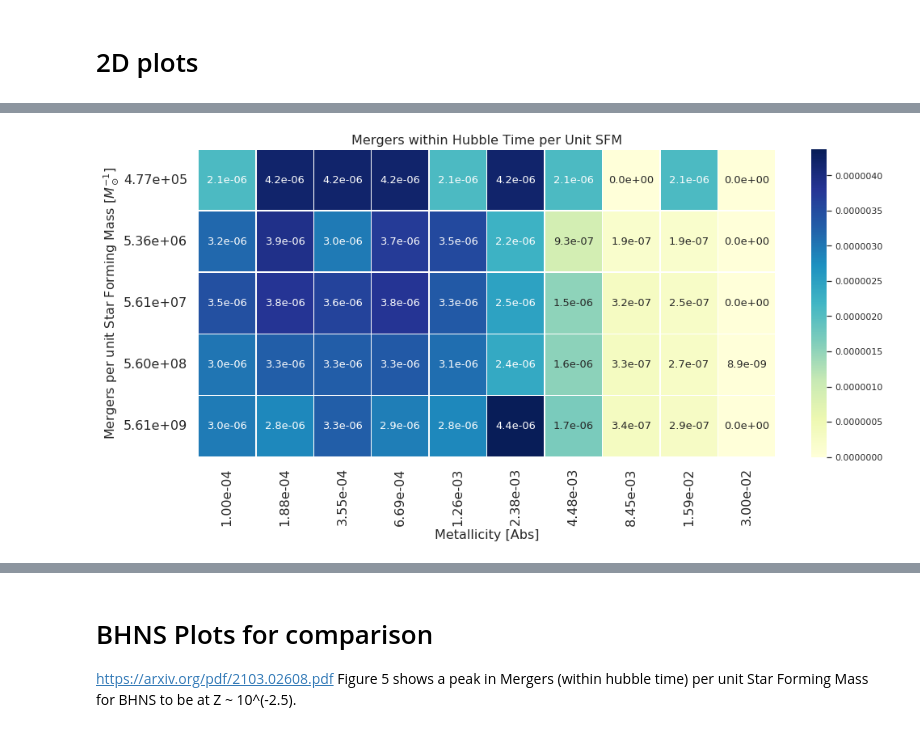
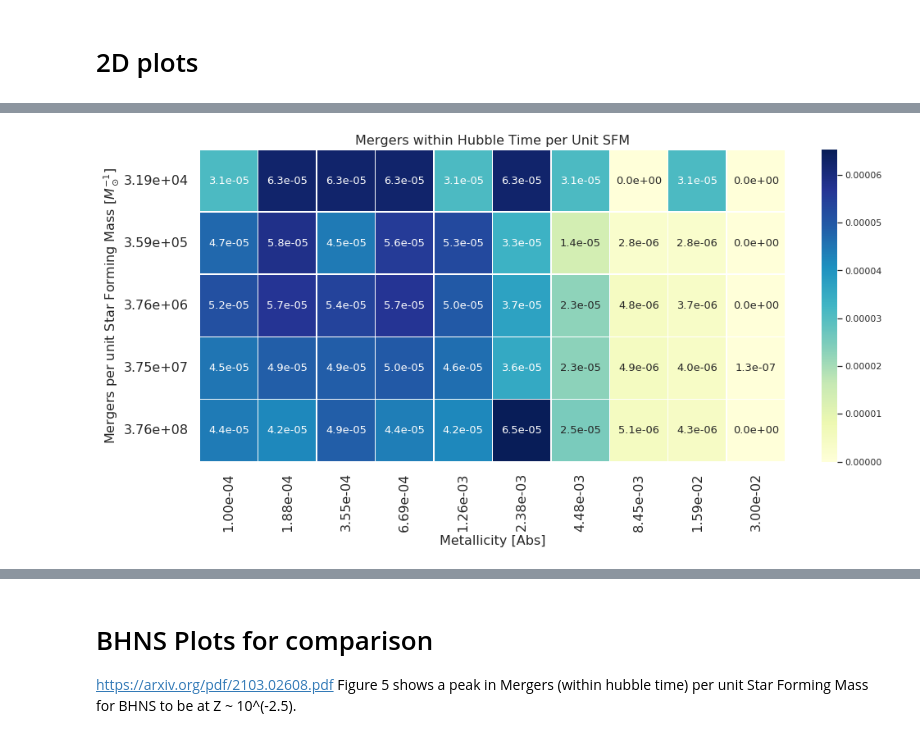
Before and after one commit to veome22/cosmo_bh, a Jupyter notebook: bh_properties.ipynb, the cells around one changed output, grey strips where cells are left out. Cells and saved outputs as stored; diff of their text form; code cells hidden in the pictures.

```diff
--- a/bh_properties.ipynb
+++ b/bh_properties.ipynb
@@ -223,8 +221,8 @@ SFM_CORR = 54.81
+# %%
+with open(f"raw_data/sfm",'r') as infile:
+    SFM_ALL = json.load(infile)
 # %%
-SFM_ALL = np.zeros(len(n_systems))
 for i in range(len(n_systems)):
     index = i*len(metallicities)
-    SFM_ALL[i] = (np.sum(M1_ZAMS_ALL[index]+M2_ZAMS_ALL[index])) * SFM_CORR
     print(f"Star Forming Mass in {len(M1_ZAMS_ALL[index]):.2e} stars: {SFM_ALL[i]:.2e} M_sol \n")
-# SFM_ALL
 # %% [output]
@@ -269,6 +269,7 @@ print(np.min(M2_BBH_ALL[30]))
 for n, n_system in enumerate(n_systems[:]):
     fig, ((ax1, ax2)) = plt.subplots(1, 2, figsize=(15,7))
     fig.suptitle(f'N = {n_system:.0e}', fontsize=18)
+    bins = np.linspace(0, 150, 30)
 
     for i, met in enumerate(metallicities):
         m1 = np.asarray(M1_BBH_ALL[get_index(n, i)])
@@ -277,10 +278,9 @@ for n, n_system in enumerate(n_systems[:]):
         m_max_bbh = np.maximum(m1, m2)
         m_min_bbh = np.minimum(m1, m2)
 
+        ax1.hist(m_max_bbh, bins=bins, stacked=True, label=f'Z={met:.2e}')
+        ax2.hist(m_min_bbh, bins=bins, stacked=True, label=f'Z={met:.2e}')
 
-
-        ax1.hist(m_max_bbh, histtype='step', label=f'Z={met:.2e}')
-        ax2.hist(m_min_bbh, histtype='step', label=f'Z={met:.2e}')
 
     layoutAxes(ax=ax1, nameX='Primary Mass [$M_\odot$]',\
            nameY='Number of BBHs')
@@ -289,8 +289,8 @@ for n, n_system in enumerate(n_systems[:]):
     ax1.legend(fontsize=14)
     ax2.legend(fontsize=14)
 
-    ax1.set_yscale('log')
-    ax2.set_yscale('log')
+#     ax1.set_yscale('log')
+#     ax2.set_yscale('log')
 
     fig.tight_layout()
     fig.subplots_adjust(top=0.9)
@@ -407,6 +409,6 @@ plt.show()
 # %%
-mergers_per_unit_sfm = np.zeros([len(SFM_ALL), len(metallicities)])
+mergers_per_unit_sfm = np.zeros([len(SFM_ALL[:]), len(metallicities)])
 
-for n in range(len(SFM_ALL)):
+for n in range(len(SFM_ALL[:])):
     for z in range(len(metallicities)):
         mergers_per_unit_sfm[n][z] = np.sum(DELAY_TIMES_BBH_ALL[get_index(n,z)] < T_HUBBLE_MYR) / SFM_ALL[n]
@@ -413,34 +433,34 @@ for n in range(len(SFM_ALL)):
 # %%
 f, ax= plt.subplots(1, 1,  figsize=(16,7))
 fmt = lambda x, pos: '{:.1%}'.format(x)
 
 
-ax = sns.heatmap(mergers_per_unit_sfm, cmap="YlGnBu", linewidth=0.5, \
-                 xticklabels=metallicities, yticklabels=SFM_ALL,
-                 annot=mergers_per_unit_sfm, annot_kws={'fontsize':13}, fmt='.1e')
+ax = sns.heatmap(mergers_per_unit_sfm[1:][:], cmap="YlGnBu", linewidth=0.5, \
+                 xticklabels=metallicities, yticklabels=SFM_ALL[1:],
+                 annot=mergers_per_unit_sfm[1:][:], annot_kws={'fontsize':13}, fmt='.1e')
 
 layoutAxes(ax=ax, nameX='Metallicity [Abs]',\
            nameY='Mergers per unit Star Forming Mass [$M_\odot^{-1}$]', fontsize=16)
 
 fmt = '{:0.2e}'
 xticklabels = []
 for item in ax.get_xticklabels():
     item.set_text(fmt.format(float(item.get_text())))
     xticklabels += [item]
 yticklabels = []
 for item in ax.get_yticklabels():
     item.set_text(fmt.format(float(item.get_text())))
     yticklabels += [item]
 
 ax.set_xticklabels(xticklabels)
 ax.set_yticklabels(yticklabels)
 
 
 plt.title("Mergers within Hubble Time per Unit SFM", fontsize=16)
 
 plt.show()
 # %% [output]
-[figure, old version]
+[figure, new version]
 # %%
 mergers_per_unit_sfm[2]
 # %% [output]
```
Also changed, not shown: parts of 26 cells of this notebook.
